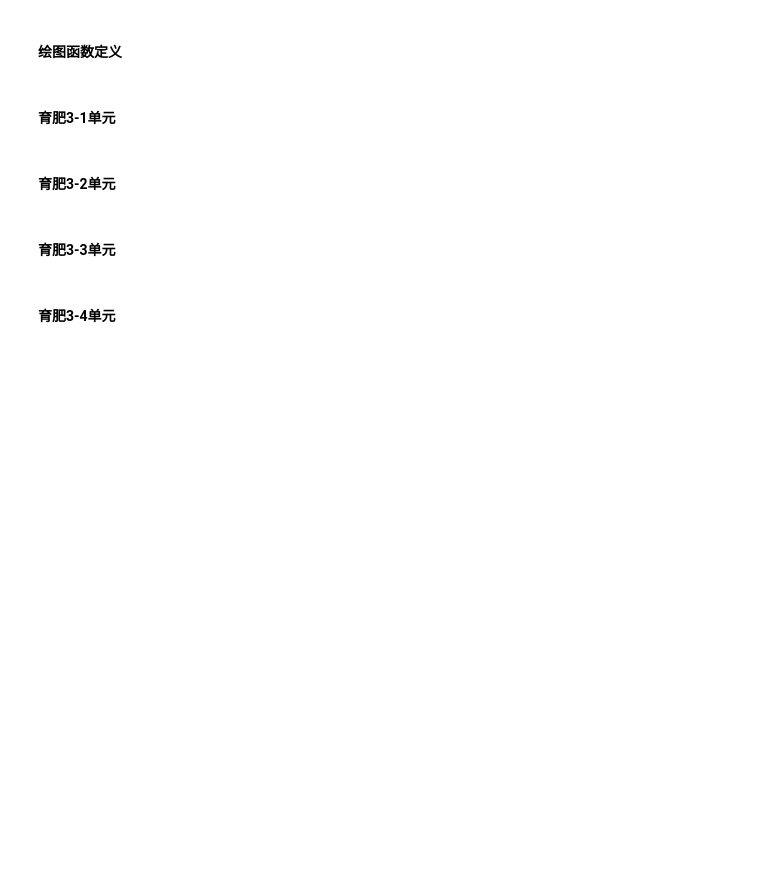
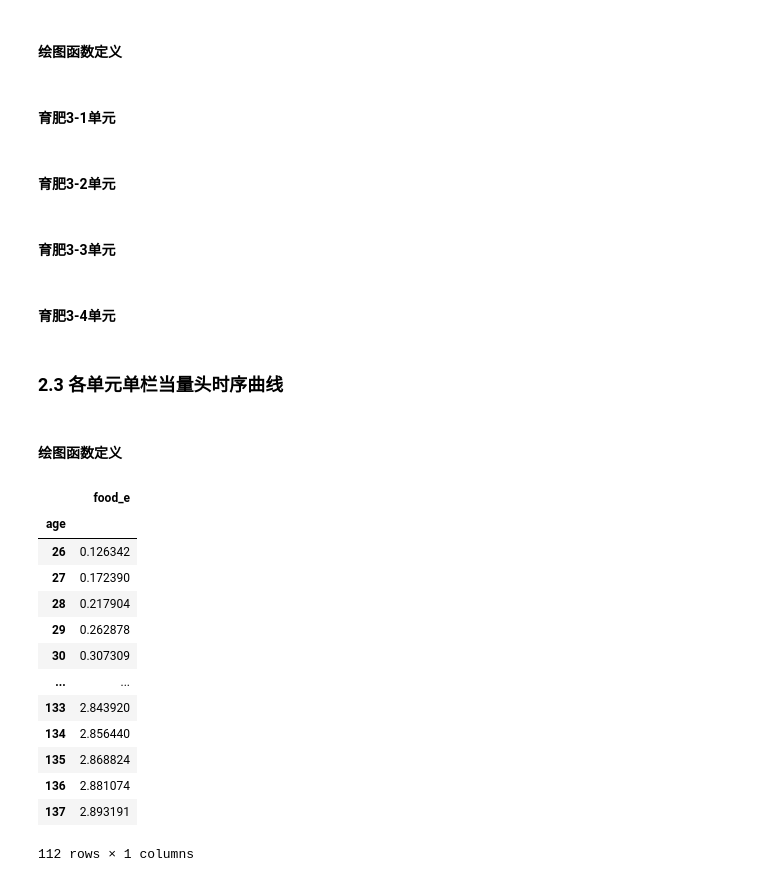
Before and after one commit to yixuan228/work-error-detect, a Jupyter notebook: 三栋喂食数据分析.ipynb, the cells around one changed output. Drawn from its saved outputs; the diff is of its cells as text; code cells hidden in the pictures; blank space fills up the shorter version.

```diff
--- a/三栋喂食数据分析.ipynb
+++ b/三栋喂食数据分析.ipynb
@@ -427,3 +427,7 @@ plot_interactive_line_chart('育肥3-3单元饲喂记录-2025-08-28--2025-12-10-
 #### 育肥3-4单元
 # %%
 plot_interactive_line_chart('育肥3-4单元饲喂记录-2025-08-28--2025-12-10-子表分析', '子表1-单栏喂料量', col_name='育肥3-4单元', if_partial=False, start_date='2025-10-01', end_date='2025-12-31', save_img=True)
+# %% [markdown]
+### 2.3 各单元单栏当量头时序曲线
+# %% [markdown]
+#### 绘图函数定义
@@ -429,0 +446,17 @@ plot_interactive_line_chart('育肥3-4单元饲喂记录-2025-08-28--2025-12-10-
+# %%
+df_food_std
+# %% [output]
+|  | food_e |
+| age |  |
+| 26 | 0.126342 |
+| 27 | 0.172390 |
+| 28 | 0.217904 |
+| 29 | 0.262878 |
+| 30 | 0.307309 |
+| ... | ... |
+| 133 | 2.843920 |
+| 134 | 2.856440 |
+| 135 | 2.868824 |
+| 136 | 2.881074 |
+| 137 | 2.893191 |
+112 rows × 1 columns
```
Also changed, not shown: parts of 12 cells of this notebook, 1 other file.
